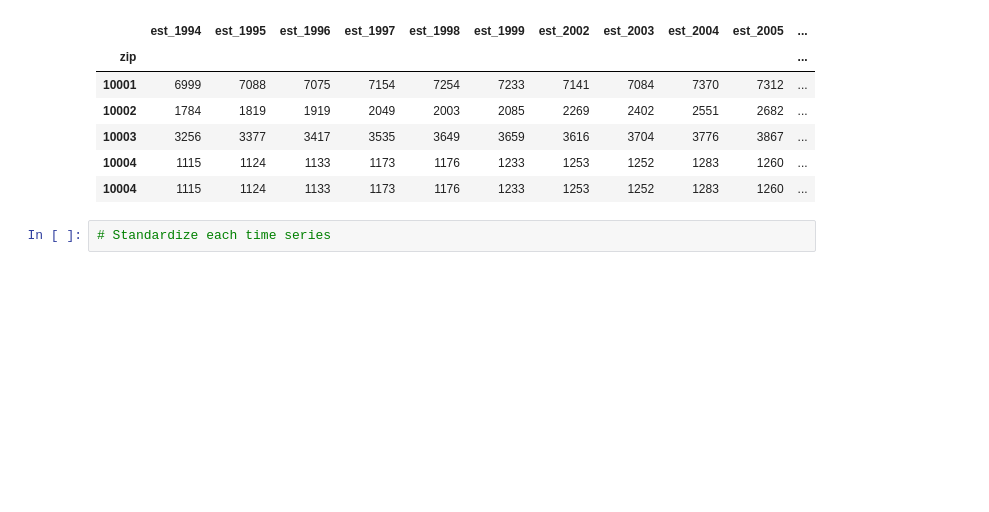
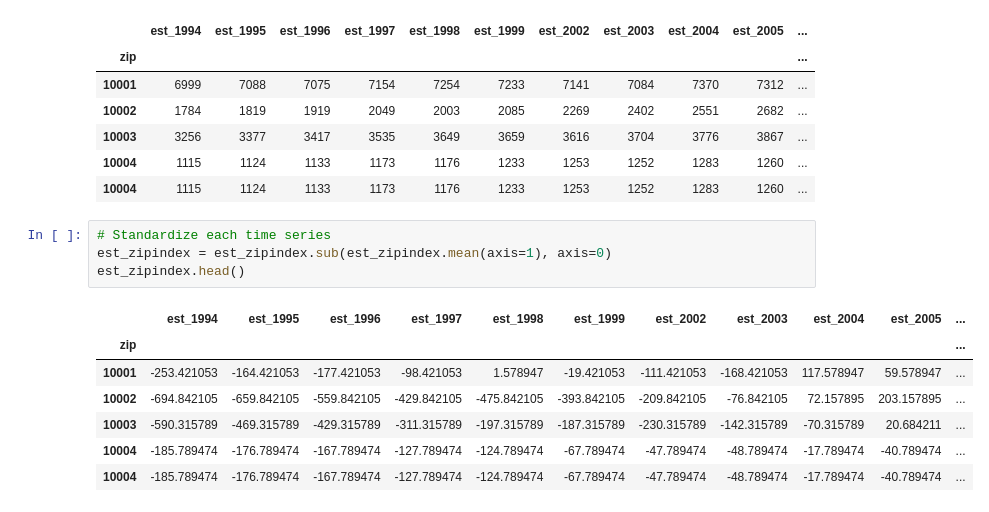
Before and after one commit to iwsstuart/PUI2016_is1480, a Jupyter notebook: HW11_is1480/Assignment2.ipynb, the cells around one changed output. Cells and saved outputs as stored; diff of their text form; blank space fills up the shorter version.

```diff
--- a/HW11_is1480/Assignment2.ipynb
+++ b/HW11_is1480/Assignment2.ipynb
@@ -176,3 +176,13 @@ est_zipindex.head()
 | 10004 | 1115 | 1124 | 1133 | 1173 | 1176 | 1233 | 1253 | 1252 | 1283 | 1260 | ... |
 # %%
 # Standardize each time series
+est_zipindex = est_zipindex.sub(est_zipindex.mean(axis=1), axis=0)
+est_zipindex.head()
+# %% [output]
+|  | est_1994 | est_1995 | est_1996 | est_1997 | est_1998 | est_1999 | est_2002 | est_2003 | est_2004 | est_2005 | ... |
+| zip |  |  |  |  |  |  |  |  |  |  | ... |
+| 10001 | -253.421053 | -164.421053 | -177.421053 | -98.421053 | 1.578947 | -19.421053 | -111.421053 | -168.421053 | 117.578947 | 59.578947 | ... |
+| 10002 | -694.842105 | -659.842105 | -559.842105 | -429.842105 | -475.842105 | -393.842105 | -209.842105 | -76.842105 | 72.157895 | 203.157895 | ... |
+| 10003 | -590.315789 | -469.315789 | -429.315789 | -311.315789 | -197.315789 | -187.315789 | -230.315789 | -142.315789 | -70.315789 | 20.684211 | ... |
+| 10004 | -185.789474 | -176.789474 | -167.789474 | -127.789474 | -124.789474 | -67.789474 | -47.789474 | -48.789474 | -17.789474 | -40.789474 | ... |
+| 10004 | -185.789474 | -176.789474 | -167.789474 | -127.789474 | -124.789474 | -67.789474 | -47.789474 | -48.789474 | -17.789474 | -40.789474 | ... |
```
Also changed, not shown: parts of 1 cell of this notebook.
